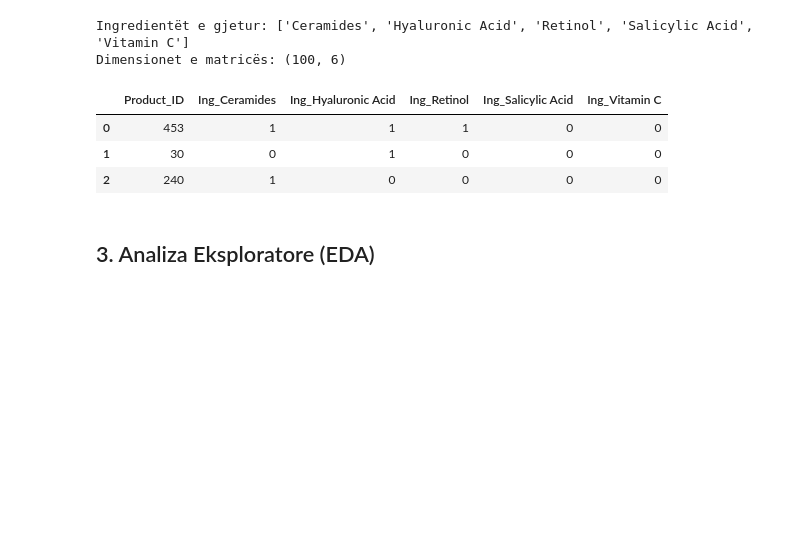
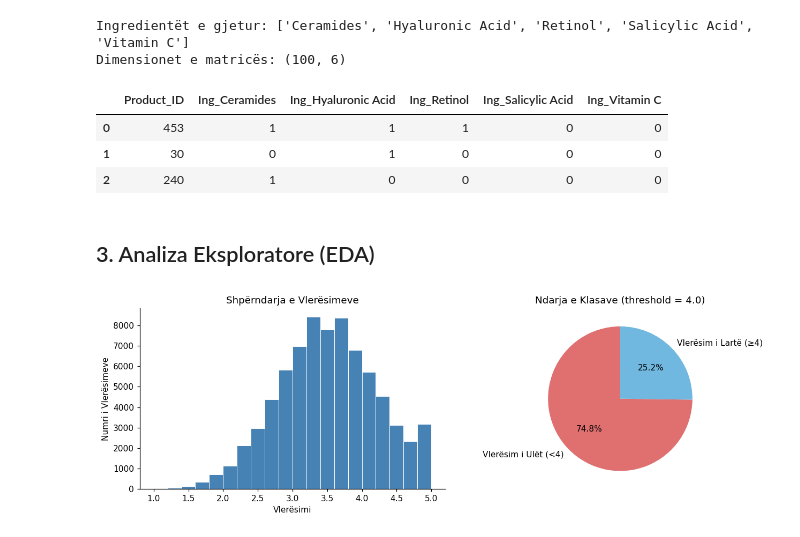
Before and after one commit to Sara587979/AI-Skincare-Personalization, a Jupyter notebook: skincare_ml.ipynb, the cells around one changed output. Saved outputs shown, nothing was run; the diff lists cells and outputs as text; code cells hidden in the pictures; blank space fills up the shorter version.

Commit message:
plot rating distribution and binary class split

```diff
--- a/skincare_ml.ipynb
+++ b/skincare_ml.ipynb
@@ -212,3 +212,27 @@ Dimensionet e matricës: (100, 6)
 | 2 | 240 | 1 | 0 | 0 | 0 | 0 |
 # %% [markdown]
 ## 3. Analiza Eksploratore (EDA)
+# %%
+# Shpërndarja e vlerësimeve dhe ndarja e klasave binare
+fig, axes = plt.subplots(1, 2, figsize=(12, 4))
+
+# Histogram i vlerësimeve
+axes[0].hist(interactions['User_Rating'], bins=20,
+             color='steelblue', edgecolor='white', linewidth=0.6)
+axes[0].set_title("Shpërndarja e Vlerësimeve")
+axes[0].set_xlabel("Vlerësimi")
+axes[0].set_ylabel("Numri i Vlerësimeve")
+
+# Pie chart — klasa binare (≥4.0 = pozitiv, target-i ynë)
+labels_count = (interactions['User_Rating'] >= 4.0).value_counts()
+axes[1].pie(labels_count,
+            labels=['Vlerësim i Ulët (<4)', 'Vlerësim i Lartë (≥4)'],
+            autopct='%1.1f%%', colors=['#e07070', '#70b8e0'], startangle=90)
+axes[1].set_title("Ndarja e Klasave (threshold = 4.0)")
+
+plt.tight_layout()
+plt.show()
+
+pct_high = (interactions['User_Rating'] >= 4.0).mean() * 100
+# %% [output]
+[figure, added]
```
